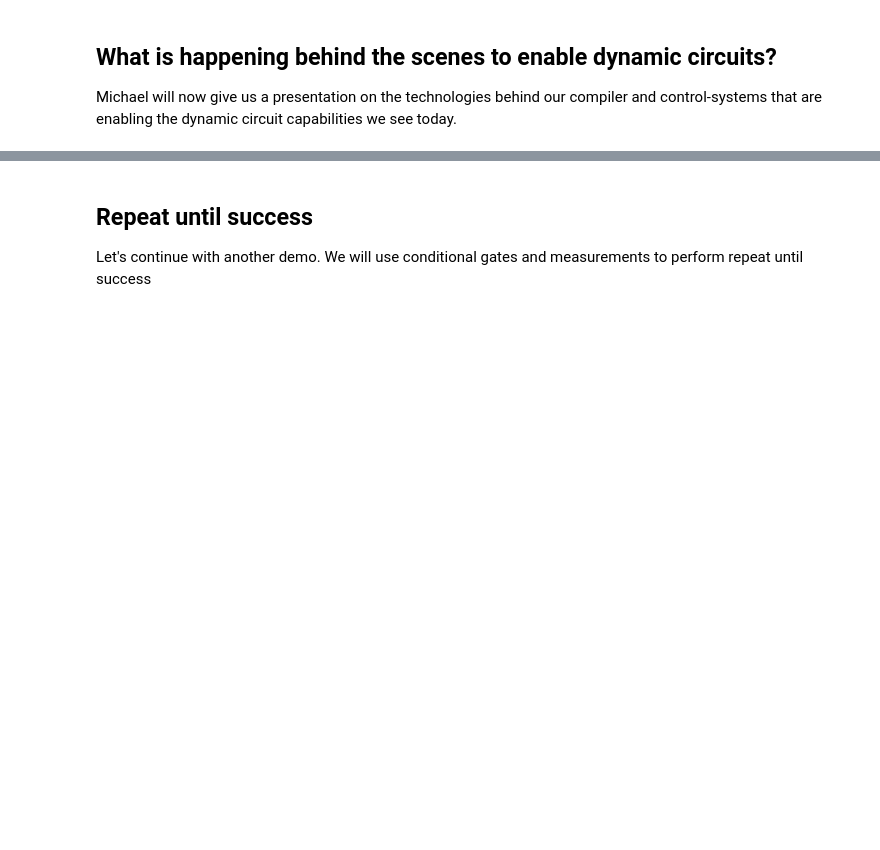
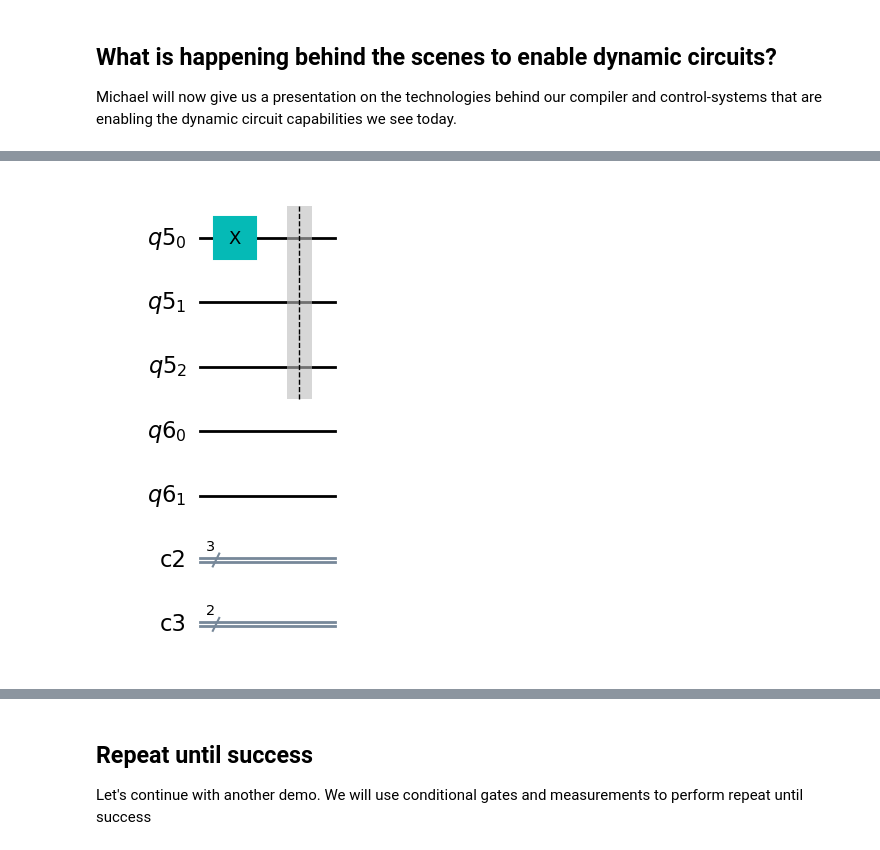
Before and after one commit to mbhealy/IBM-Quantum-Summit-2022-Dynamic-Circuits, a Jupyter notebook: IBM-Quantum-Summit-2022-Dynamic-Circuits.ipynb, the cells around one changed output, grey strips where cells are left out. Cells and saved outputs as stored; diff of their text form; code cells hidden in the pictures; blank space fills up the shorter version.

```diff
--- a/IBM-Quantum-Summit-2022-Dynamic-Circuits.ipynb
+++ b/IBM-Quantum-Summit-2022-Dynamic-Circuits.ipynb
@@ -411,0 +505,11 @@ Michael will now give us a presentation on the technologies behind our compiler
+# %%
+# Setup a base quantum circuit for our experiments
+qreg_data = QuantumRegister(3)
+qreg_measure = QuantumRegister(2)
+creg_data = ClassicalRegister(3)
+creg_syndrome = ClassicalRegister(2)
+state_data = qreg_data[0]
+ancillas_data = qreg_data[1:]
+
+def build_qc() -> QuantumCircuit:
+    return QuantumCircuit(qreg_data, qreg_measure, creg_data, creg_syndrome)
@@ -411,0 +521,9 @@ Michael will now give us a presentation on the technologies behind our compiler
+# %%
+qc_init = build_qc()
+
+qc_init.x(qreg_data[0])
+qc_init.barrier(qreg_data)
+
+qc_init.draw(output="mpl")
+# %% [output]
+[figure, added]
```
Also changed, not shown: parts of 43 cells of this notebook, 1 other file.
